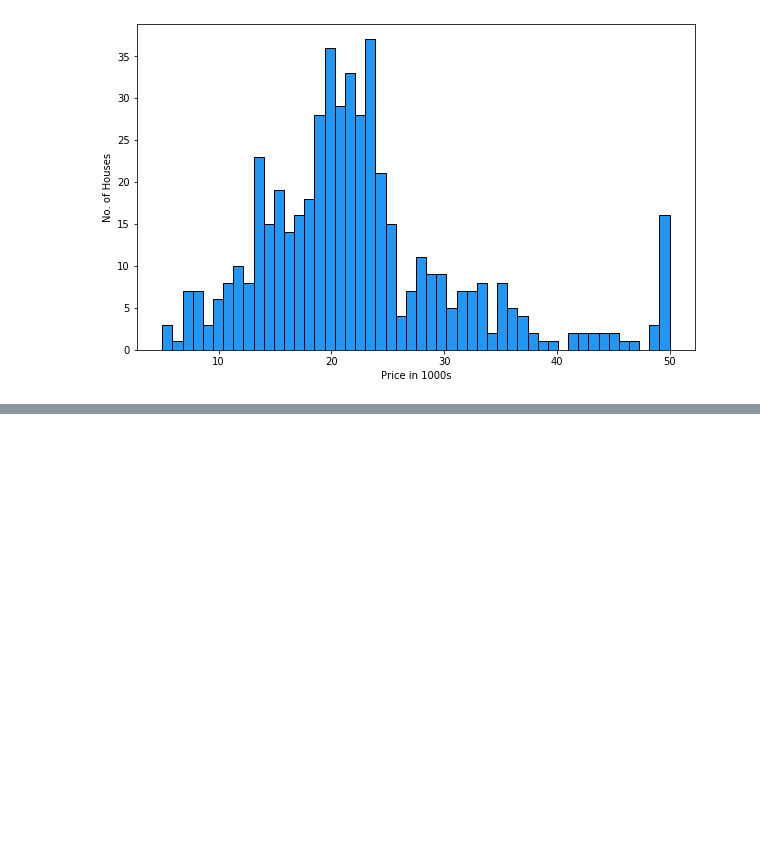
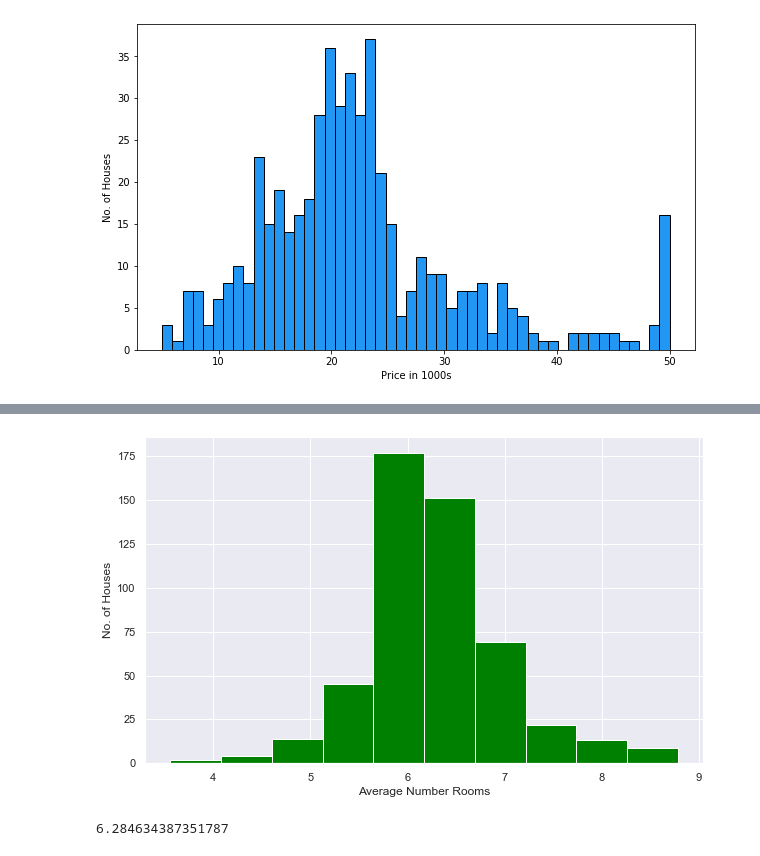
Before and after one commit to rasoulghaznavi/Excersise, a Jupyter notebook: 04 Multivariate Regression.ipynb, the cells around one changed output, grey strips where cells are left out. Drawn from its saved outputs; the diff is of its cells as text; code cells hidden in the pictures; blank space fills up the shorter version.

```diff
--- a/04 Multivariate Regression.ipynb
+++ b/04 Multivariate Regression.ipynb
@@ -203,0 +213,12 @@ plt.show()
+# %%
+plt.figure(figsize=(10,6))
+plt.xlabel('Average Number Rooms')
+plt.ylabel('No. of Houses')
+plt.hist(data['RM'], color='green')
+plt.show()
+# %% [output]
+[figure, added]
+# %%
+data['RM'].mean()
+# %% [output]
+6.284634387351787
```
Also changed, not shown: parts of 17 cells of this notebook.
